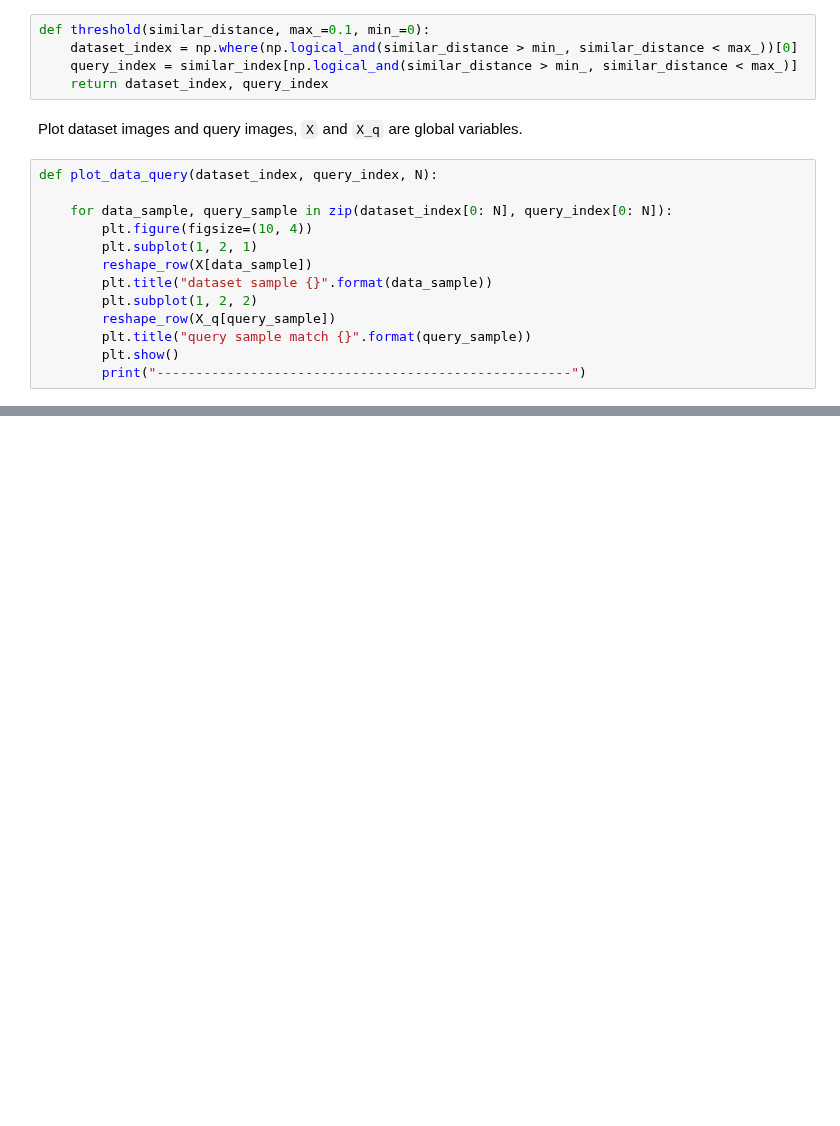
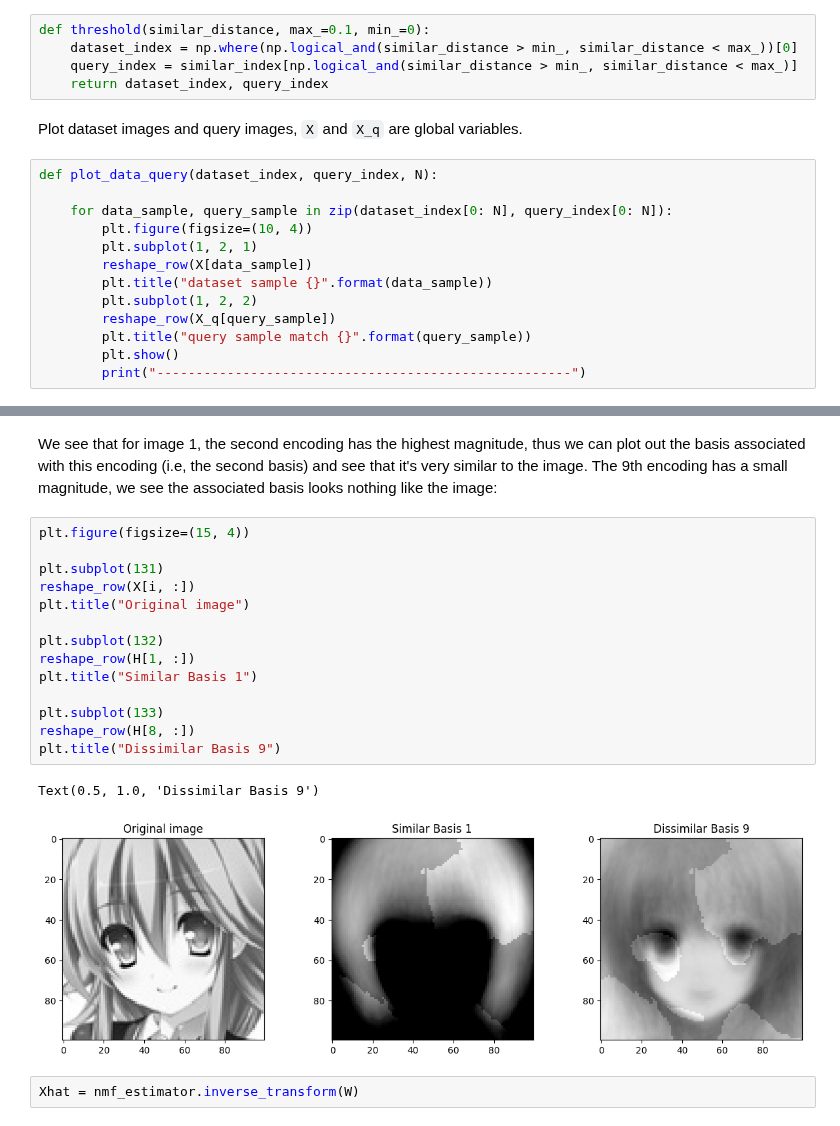
Before and after one commit to Mark-Barbaric/IBM_Machine_Learning_Certificate, a Jupyter notebook: Unsupervised_Machine_Learning/week6/non_negative_matrix_factorization_lab.ipynb, the cells around one changed output, grey strips where cells are left out. Cells and saved outputs as stored; diff of their text form; blank space fills up the shorter version.

```diff
--- a/Unsupervised_Machine_Learning/week6/non_negative_matrix_factorization_lab.ipynb
+++ b/Unsupervised_Machine_Learning/week6/non_negative_matrix_factorization_lab.ipynb
@@ -140,0 +224,21 @@ def plot_data_query(dataset_index, query_index, N):
+# %% [markdown]
+We see that for image 1, the second encoding has the highest magnitude, thus we can plot out the basis associated with this encoding (i.e, the second basis) and see that it's very similar to the image. The 9th encoding has a small magnitude, we see the associated basis looks nothing like the image:
+# %%
+plt.figure(figsize=(15, 4))
+
+plt.subplot(131)
+reshape_row(X[i, :])
+plt.title("Original image")
+
+plt.subplot(132)
+reshape_row(H[1, :])
+plt.title("Similar Basis 1")
+
+plt.subplot(133)
+reshape_row(H[8, :])
+plt.title("Dissimilar Basis 9")
+# %% [output]
+Text(0.5, 1.0, 'Dissimilar Basis 9')
+[figure, added]
+# %%
+Xhat = nmf_estimator.inverse_transform(W)
```
Also changed, not shown: parts of 28 cells of this notebook.
